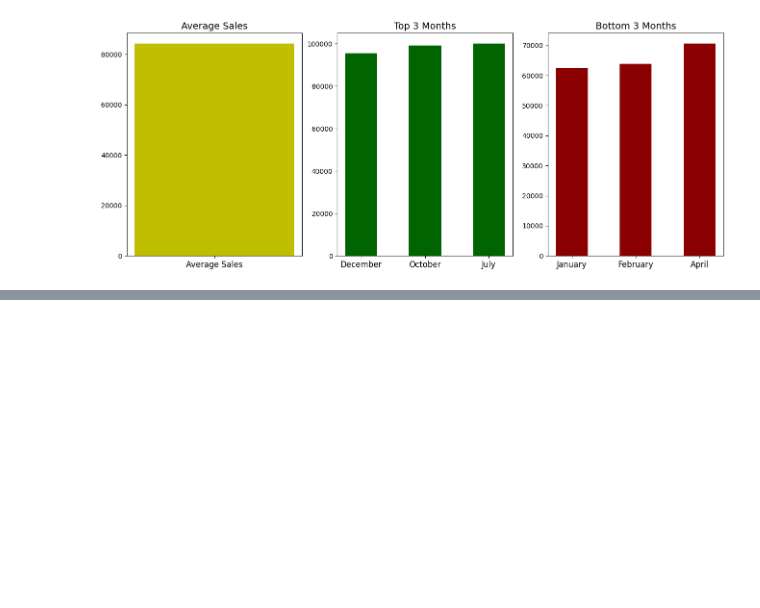
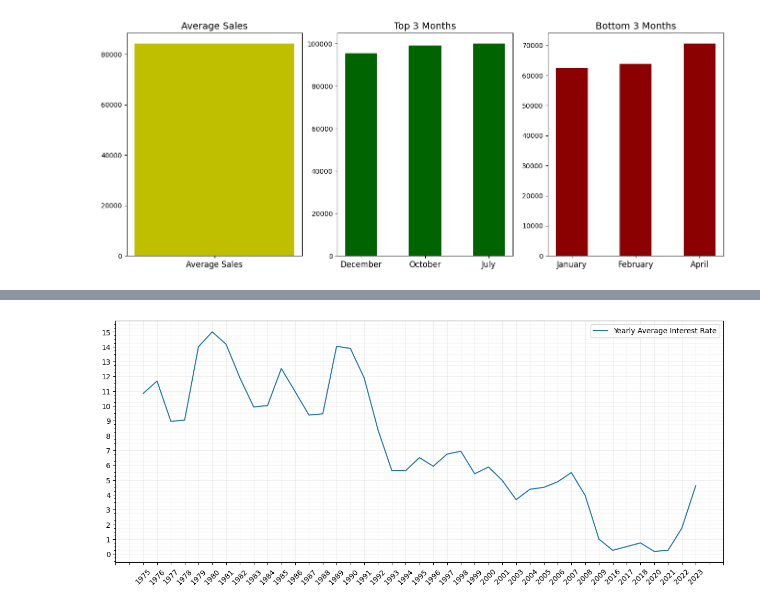
Before and after one commit to Dan-Mihaylov/Economic-Data-Analysis, a Jupyter notebook: uk_house_market_data_analysis.ipynb, the cells around one changed output, grey strips where cells are left out. Drawn from its saved outputs; the diff is of its cells as text; code cells hidden in the pictures; blank space fills up the shorter version.

Commit message:
Interest Rate Data Added
Found data for historic values of interest rates.

```diff
--- a/uk_house_market_data_analysis.ipynb
+++ b/uk_house_market_data_analysis.ipynb
@@ -221,7 +232,4 @@ for axis in ax:
 [figure]
 [figure]
 # %%
-# sales_for_london_road = sales_data_20_years.query('street == "LONDON ROAD" & town_city == "BAGSHOT"')
-# sales_for_london_road = sales_for_london_road.drop(columns=['Transaction_unique_identifier'])
-# sales_for_london_road_counter = sales_for_london_road.groupby([pd.Grouper(key='PAON'), 'town_city']).size().reset_index(name='Count')
-# sales_for_london_road_counter.sort_values('Count',ascending=False)
+interest_rates_data = pd.read_csv('datasets/Bank Rate history and data Bank of England Database.csv')
@@ -234,0 +236,18 @@ for axis in ax:
+# %%
+interest_rates_data['Date Changed'] = pd.to_datetime(interest_rates_data['Date Changed'], format='YYYY-MM-DD')
+yearly_average_interest_rates = interest_rates_data['Rate'].groupby(interest_rates_data['Date Changed'].dt.strftime('%Y')).mean().to_frame().reset_index()
+
+fig, ax = plt.subplots(figsize=(15, 6))
+ax.grid(True, alpha=0.2)
+ax.grid(True,which='minor', alpha=0.1)
+ax.plot(yearly_average_interest_rates['Date Changed'], yearly_average_interest_rates['Rate'], label='Yearly Average Interest Rate')
+ax.xaxis.set_major_locator(MultipleLocator(1))
+ax.xaxis.set_minor_locator(MultipleLocator(12))
+ax.yaxis.set_major_locator(MultipleLocator(1))
+ax.yaxis.set_minor_locator(MultipleLocator(0.25))
+ax.legend()
+
+for tick_label in ax.get_xticklabels():
+    tick_label.set_rotation(45)
+# %% [output]
+[figure, added]
```
Also changed, not shown: parts of 3 cells of this notebook, 1 other file.
